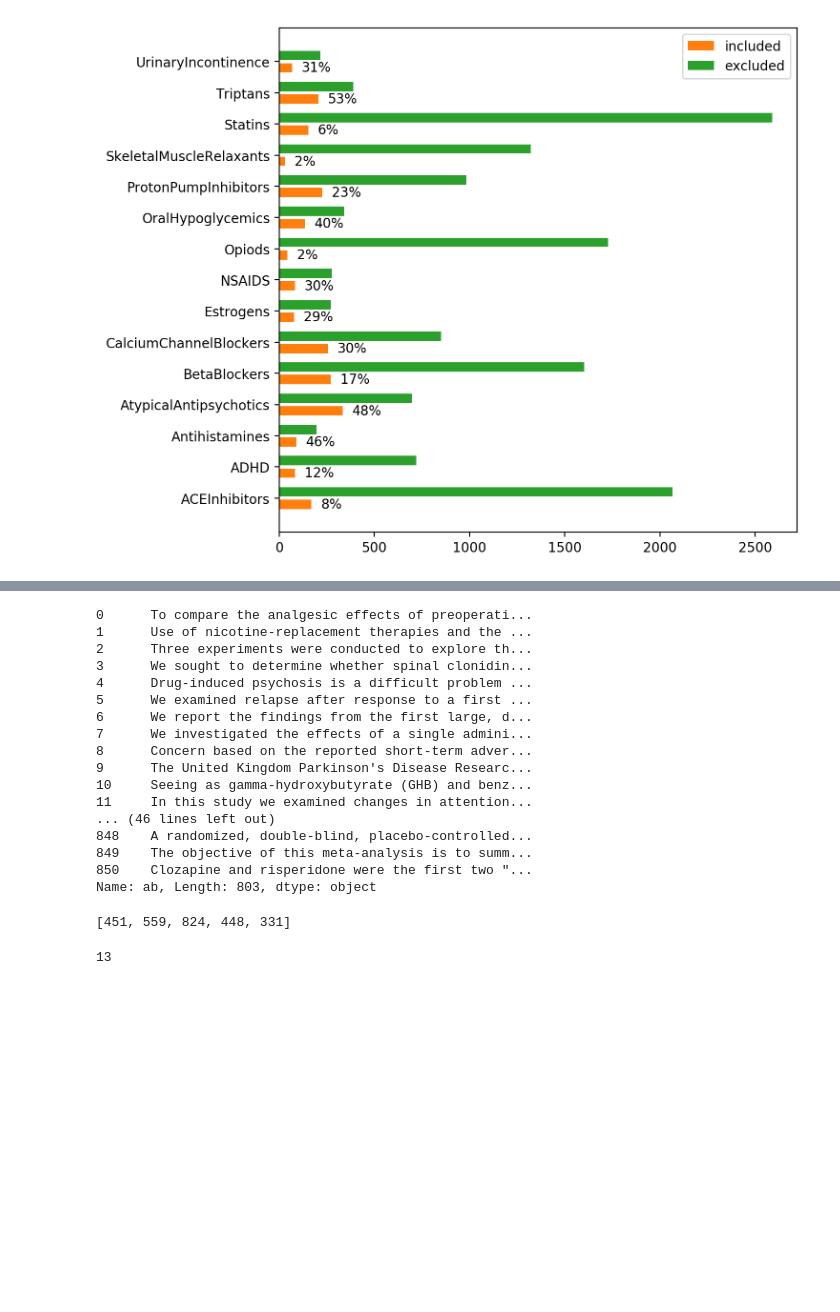
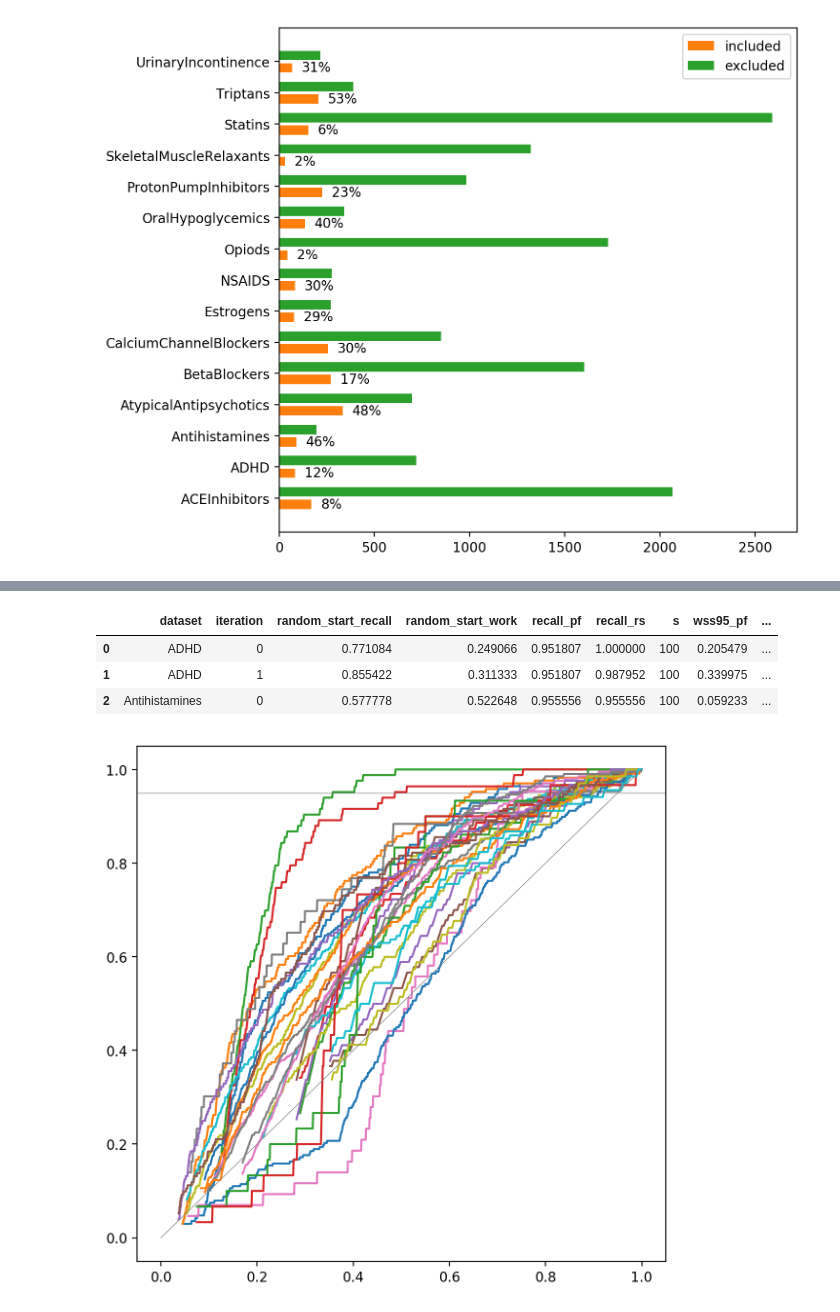
Before and after one commit to mcallaghan/rapid-screening, a Jupyter notebook: analysis/evaluation.ipynb, the cells around one changed output, grey strips where cells are left out. Cells and saved outputs as stored; diff of their text form; code cells hidden in the pictures; blank space fills up the shorter version.

```diff
--- a/analysis/evaluation.ipynb
+++ b/analysis/evaluation.ipynb
@@ -89,22 +89,40 @@ plt.show()
 [figure]
 # %%
 importlib.reload(rr)
+
 models = [
     SVC(kernel='linear',C=5,probability=True)
 ]
+iterations = 2
 
+results = []
+rs_results = []
+paths = []
 for name, group in cohen_db.groupby('review'):
-    if name!="ADHD":
-        continue
     df = pd.merge(
         group,
         document_index,
     )
     df = df.dropna().reset_index(drop=True)
+    if df.shape[0] > 1000:
+        continue
     ss = rr.ScreenScenario(
-        df, models,[100]
+        df, models, 100, 50, name
     )
-    break
+    for i in range(iterations):
+        print(i)
+        rs_results.append(ss.screen(i, True))
+        results.append(ss.screen(i))
+        paths.append({
+            "dataset": name,
+            "work_path": ss.work_track,
+            "recall_path": ss.recall_track
+        })
 
-print(ss)
+results_df = pd.DataFrame.from_dict(results)
+rs_results_df = pd.DataFrame.from_dict(rs_results)
+rs_results_df.to_csv('../results/rs_results.csv', index=False)
+results_df.to_csv('../results/results.csv', index=False)
+print(results_df.shape)
+results_df.head()
 # %% [output]
@@ -168,30 +131,22 @@ self.X
-# %%
-df['ab']
-# %% [output]
-0      To compare the analgesic effects of preoperati...
-1      Use of nicotine-replacement therapies and the ...
-2      Three experiments were conducted to explore th...
-3      We sought to determine whether spinal clonidin...
-4      Drug-induced psychosis is a difficult problem ...
-5      We examined relapse after response to a first ...
-6      We report the findings from the first large, d...
-7      We investigated the effects of a single admini...
-8      Concern based on the reported short-term adver...
-9      The United Kingdom Parkinson's Disease Researc...
-10     Seeing as gamma-hydroxybutyrate (GHB) and benz...
-11     In this study we examined changes in attention...
-... (46 lines left out)
-848    A randomized, double-blind, placebo-controlled...
-849    The objective of this meta-analysis is to summ...
-850    Clozapine and risperidone were the first two "...
-Name: ab, Length: 803, dtype: object
-# %%
-sids = random.sample(list(df.index),5)
-print(sids)
-df.loc[sids, 'seen'] = 1
-
-i = df.query('seen==1 & relevant==1').index
-len(i)
-# %% [output]
-[451, 559, 824, 448, 331]
-13
+# %%
+results_df = pd.DataFrame.from_dict(results)
+rs_results_df = pd.DataFrame.from_dict(rs_results)
+
+rs_results_df.head()
+# %% [output]
+|  | dataset | iteration | random_start_recall | random_start_work | recall_pf | recall_rs | s | wss95_pf | ... |
+| 0 | ADHD | 0 | 0.771084 | 0.249066 | 0.951807 | 1.000000 | 100 | 0.205479 | ... |
+| 1 | ADHD | 1 | 0.855422 | 0.311333 | 0.951807 | 0.987952 | 100 | 0.339975 | ... |
+| 2 | Antihistamines | 0 | 0.577778 | 0.522648 | 0.955556 | 0.955556 | 100 | 0.059233 | ... |
+# %%
+fig, ax = plt.subplots(figsize=(7,7),dpi=200)
+for p in paths:
+    ax.plot(p['work_path'],p['recall_path'])
+
+
+ax.axhline(0.95, color="grey",lw=0.5)
+ax.plot([0,1],[0,1], color="grey", lw=0.5)
+
+plt.show()
+# %% [output]
+[figure, added]
```
Also changed, not shown: parts of 12 cells of this notebook, 5 other files.
